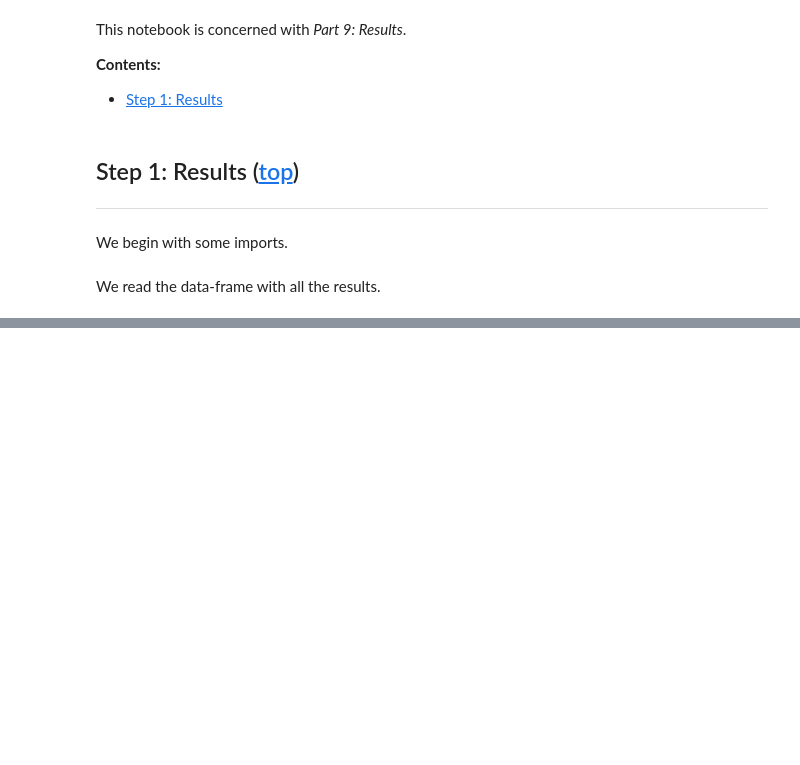
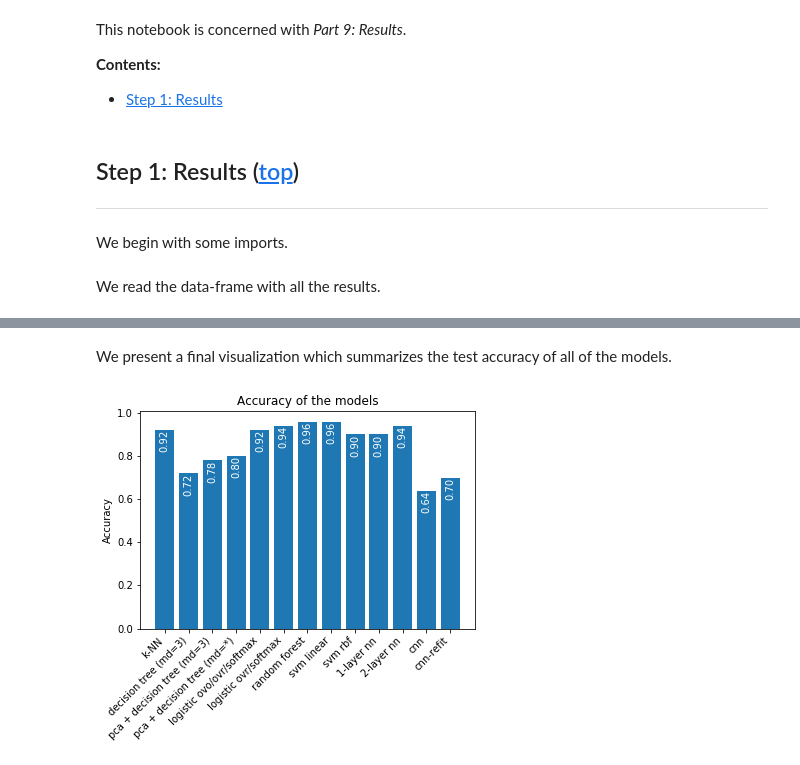
Before and after one commit to jeanrichard/epflx-adsml19-course4-project, a Jupyter notebook: 09_Results.ipynb, the cells around one changed output, grey strips where cells are left out. Drawn from its saved outputs; the diff is of its cells as text; code cells hidden in the pictures; blank space fills up the shorter version.

```diff
--- a/09_Results.ipynb
+++ b/09_Results.ipynb
@@ -47,22 +47,20 @@ utils.get_or_create_results().sort_values(by='part')
+# %% [markdown]
+We present a final visualization which summarizes the test accuracy of all of the models.
 # %%
-labels = []
-mae_values = []
-for name, model_desc in models.items():
-    labels.append(name)
-    mae_values.append(model_desc['test_mae_mean'])
-
+labels = df_results['name']
+acc_values = df_results['test_acc']
 
 fig, ax = plt.subplots()
-xcor = np.arange(len(mae_values))
-ax.bar(xcor, mae_values)
+xcor = np.arange(len(acc_values))
+ax.bar(xcor, acc_values)
 ax.set_xticks(xcor)
 ax.set_xticklabels(labels, rotation=45, ha='right')
-ax.set_ylabel('MAE (USD)')
+ax.set_ylabel('Accuracy')
 
-for i, mae in enumerate(mae_values):
-    plt.annotate(f'{mae:,.0f}', xy=(i, mae), rotation=90, color="white", ha='center', va='top')
+for i, acc in enumerate(acc_values):
+    plt.annotate(f'{acc:,.2f}', xy=(i, acc), rotation=90, color="white", ha='center', va='top')
 
-test_perc = int(TEST_FRACTION * 100)
-train_perc = (100 - test_perc)
-ax.set_title(f'Evaluation on {NRUNS} runs with {train_perc}/{test_perc} % train/test splits')
+ax.set_title(f'Accuracy of the models')
 plt.show()
+# %% [output]
+[figure, added]
```
Also changed, not shown: parts of 1 cell of this notebook, 1 other file.
